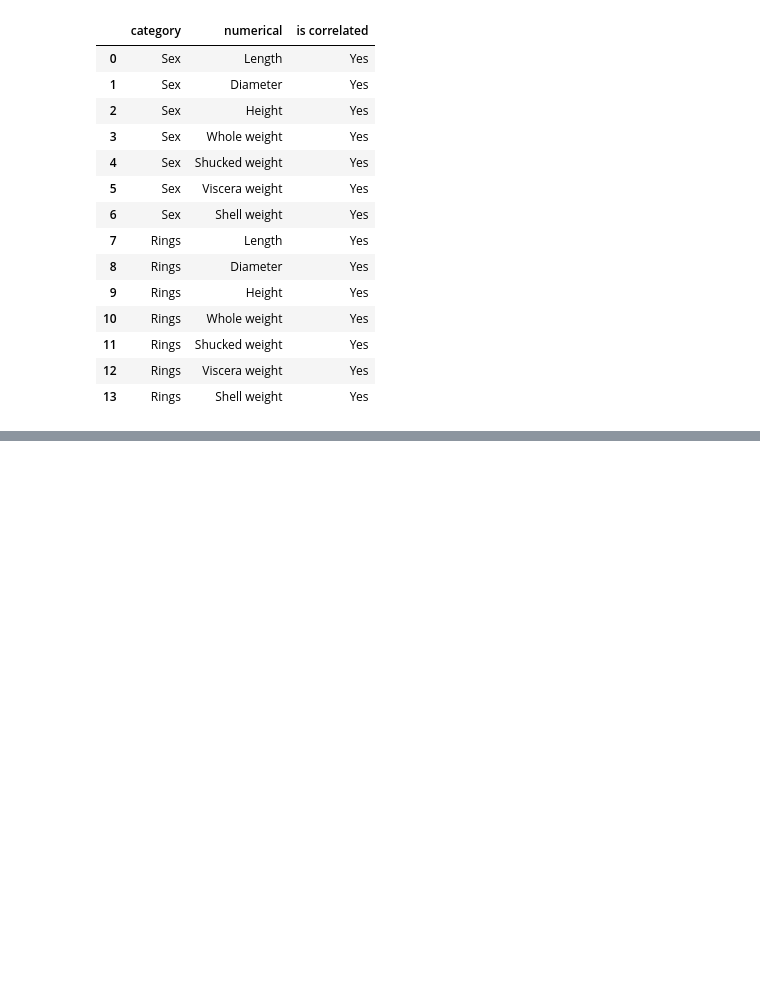
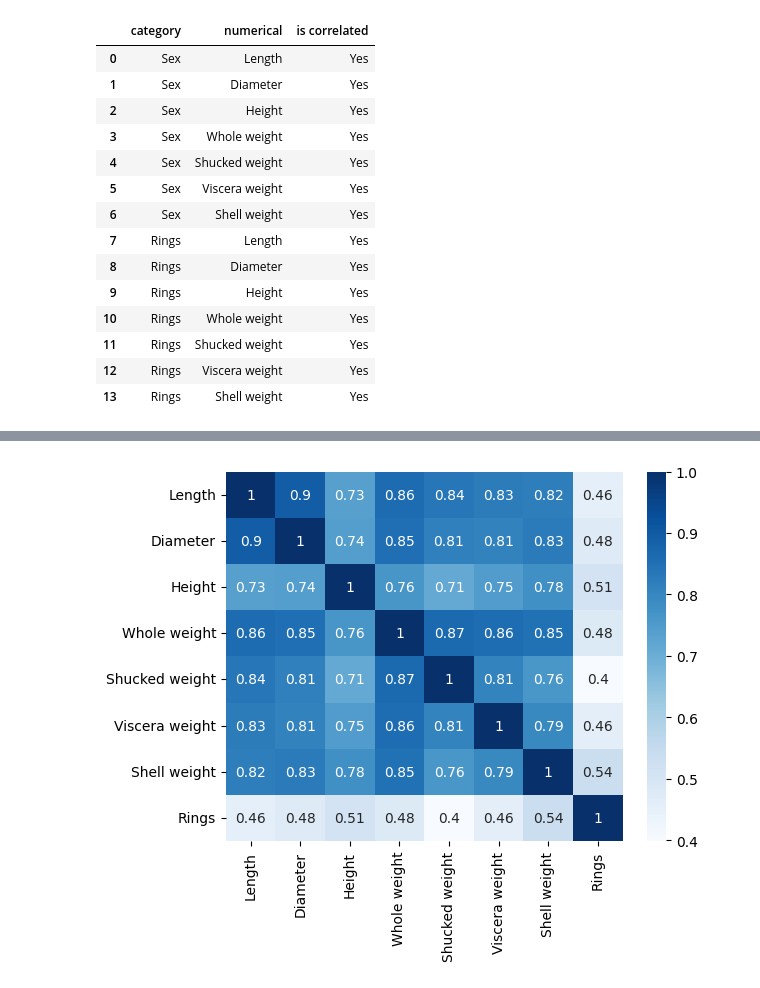
Before and after one commit to OXYCRiNGE/analysis, a Jupyter notebook: analysis.ipynb, the cells around one changed output, grey strips where cells are left out. Drawn from its saved outputs; the diff is of its cells as text; code cells hidden in the pictures; blank space fills up the shorter version.

```diff
--- a/analysis.ipynb
+++ b/analysis.ipynb
@@ -386,0 +443,6 @@ anova_general_result
+# %%
+#Корреляция Кендалла
+corr_kend = df.corr(method='kendall', numeric_only=True) # матрица корреляций
+sns.heatmap(corr_kend, cmap="Blues", annot=True);
+# %% [output]
+[figure, added]
```
Also changed, not shown: parts of 15 cells of this notebook.
